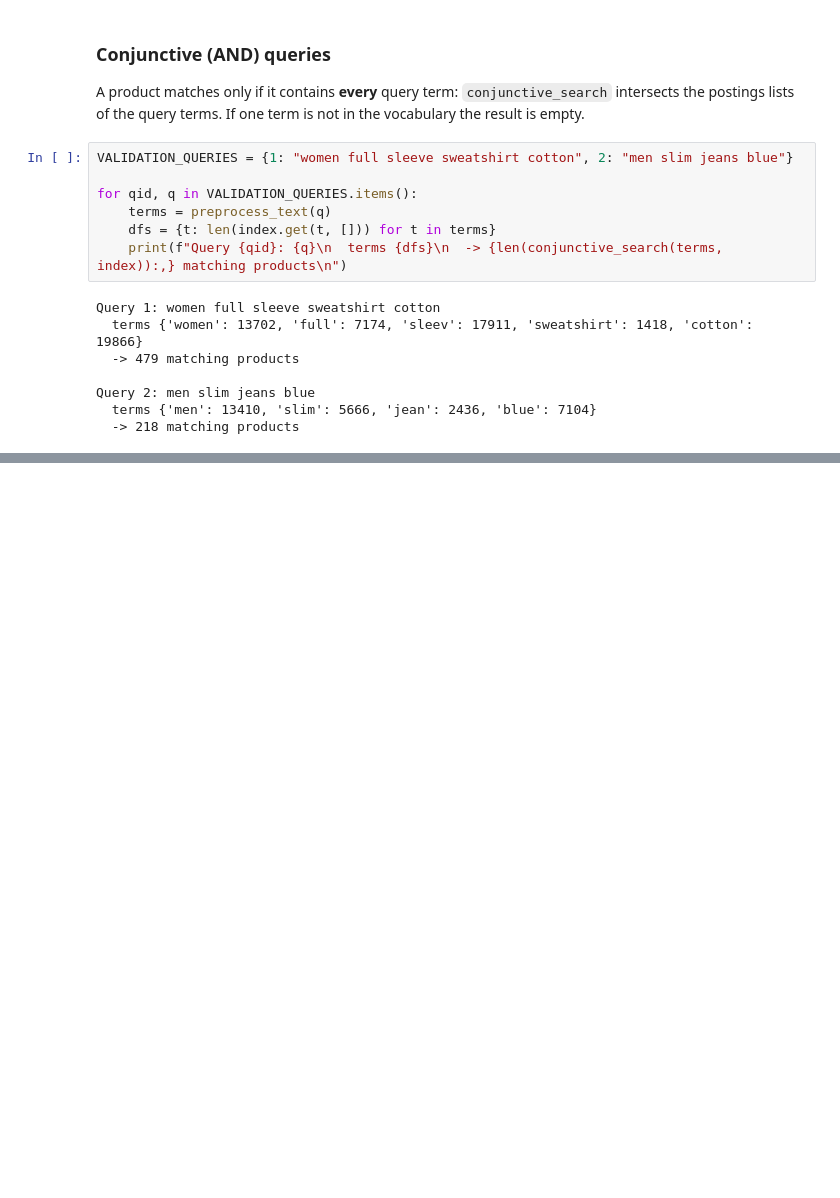
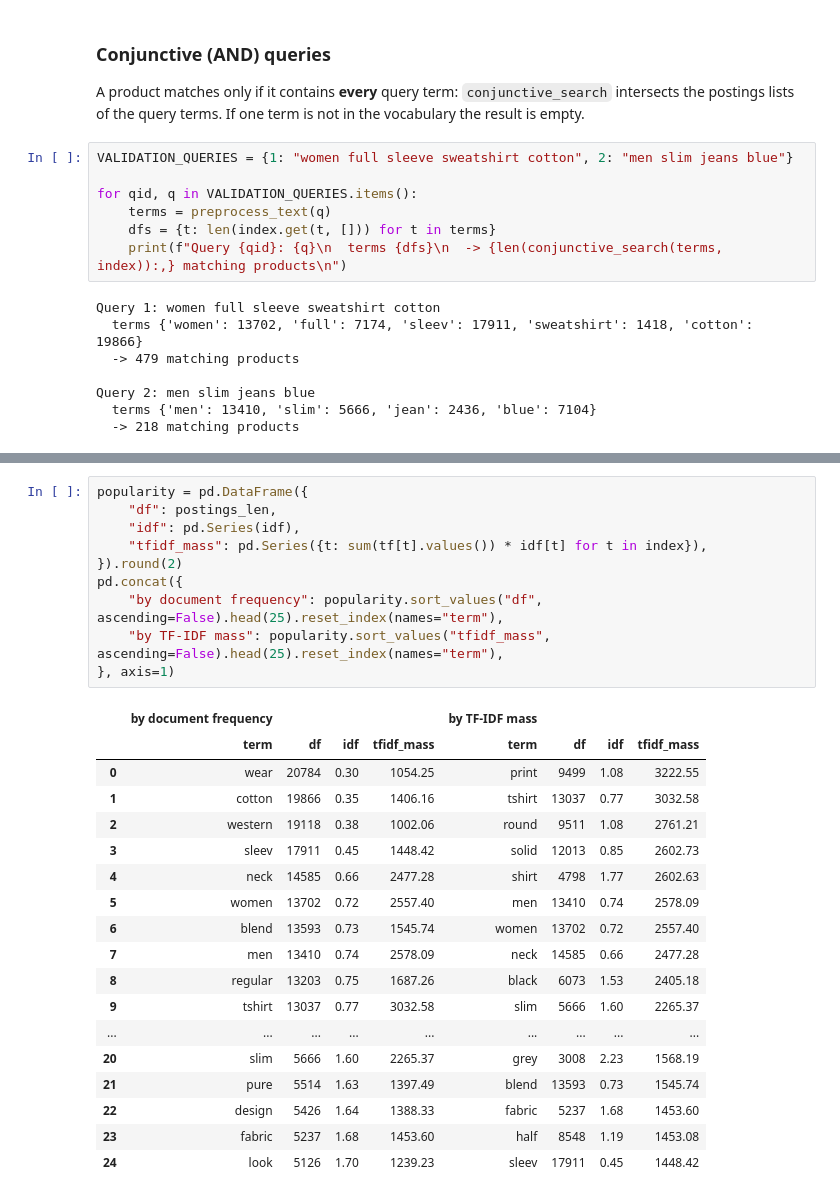
Before and after one commit to elenagotlost/irwa-search-engine, a Jupyter notebook: project_progress/part_2/part_2.ipynb, the cells around one changed output, grey strips where cells are left out. Saved outputs shown, nothing was run; the diff lists cells and outputs as text; blank space fills up the shorter version.

```diff
--- a/project_progress/part_2/part_2.ipynb
+++ b/project_progress/part_2/part_2.ipynb
@@ -138,0 +146,29 @@ Query 2: men slim jeans blue
+# %%
+popularity = pd.DataFrame({
+    "df": postings_len,
+    "idf": pd.Series(idf),
+    "tfidf_mass": pd.Series({t: sum(tf[t].values()) * idf[t] for t in index}),
+}).round(2)
+pd.concat({
+    "by document frequency": popularity.sort_values("df", ascending=False).head(25).reset_index(names="term"),
+    "by TF-IDF mass": popularity.sort_values("tfidf_mass", ascending=False).head(25).reset_index(names="term"),
+}, axis=1)
+# %% [output]
+|  | by document frequency |  |  |  | by TF-IDF mass |  |  |  |
+|  | term | df | idf | tfidf_mass | term | df | idf | tfidf_mass |
+| 0 | wear | 20784 | 0.30 | 1054.25 | print | 9499 | 1.08 | 3222.55 |
+| 1 | cotton | 19866 | 0.35 | 1406.16 | tshirt | 13037 | 0.77 | 3032.58 |
+| 2 | western | 19118 | 0.38 | 1002.06 | round | 9511 | 1.08 | 2761.21 |
+| 3 | sleev | 17911 | 0.45 | 1448.42 | solid | 12013 | 0.85 | 2602.73 |
+| 4 | neck | 14585 | 0.66 | 2477.28 | shirt | 4798 | 1.77 | 2602.63 |
+| 5 | women | 13702 | 0.72 | 2557.40 | men | 13410 | 0.74 | 2578.09 |
+| 6 | blend | 13593 | 0.73 | 1545.74 | women | 13702 | 0.72 | 2557.40 |
+| 7 | men | 13410 | 0.74 | 2578.09 | neck | 14585 | 0.66 | 2477.28 |
+| 8 | regular | 13203 | 0.75 | 1687.26 | black | 6073 | 1.53 | 2405.18 |
+| 9 | tshirt | 13037 | 0.77 | 3032.58 | slim | 5666 | 1.60 | 2265.37 |
+| ... | ... | ... | ... | ... | ... | ... | ... | ... |
+| 20 | slim | 5666 | 1.60 | 2265.37 | grey | 3008 | 2.23 | 1568.19 |
+| 21 | pure | 5514 | 1.63 | 1397.49 | blend | 13593 | 0.73 | 1545.74 |
+| 22 | design | 5426 | 1.64 | 1388.33 | fabric | 5237 | 1.68 | 1453.60 |
+| 23 | fabric | 5237 | 1.68 | 1453.60 | half | 8548 | 1.19 | 1453.08 |
+| 24 | look | 5126 | 1.70 | 1239.23 | sleev | 17911 | 0.45 | 1448.42 |
```
Also changed, not shown: parts of 5 cells of this notebook.
